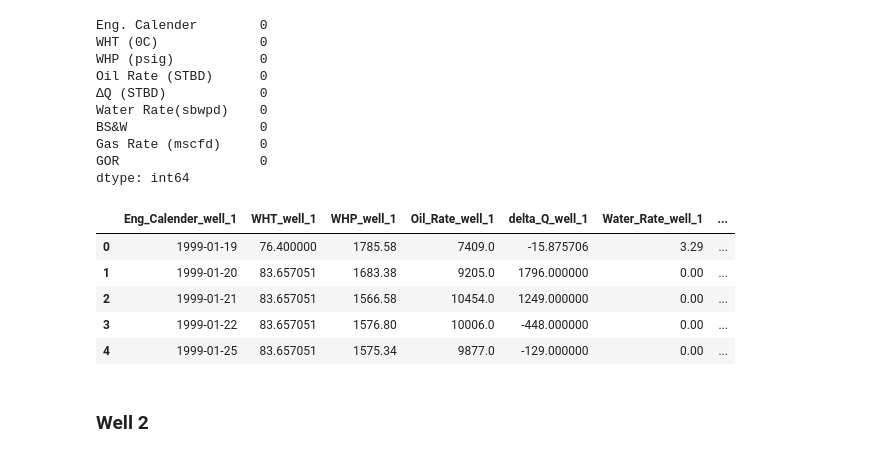
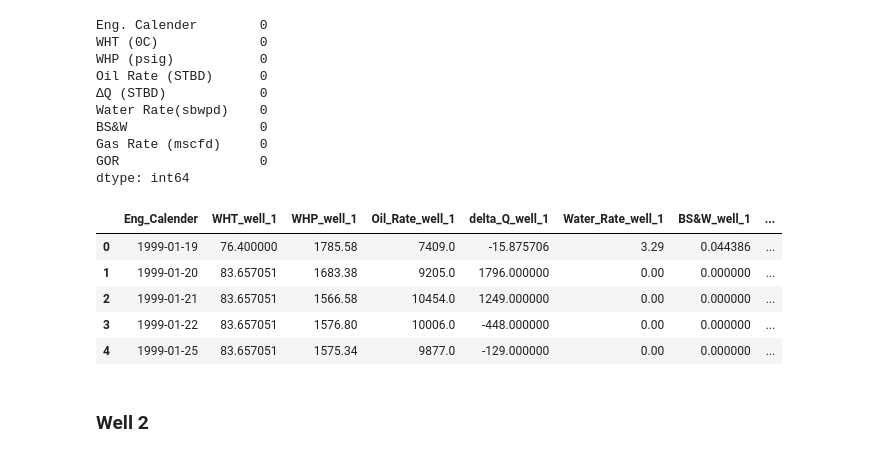
Before and after one commit to aliyusifov99/back-allocation-using-machine-learning, a Jupyter notebook: main.ipynb, the cells around one changed output. Drawn from its saved outputs; the diff is of its cells as text; code cells hidden in the pictures.

```diff
--- a/main.ipynb
+++ b/main.ipynb
@@ -167,17 +170,19 @@ Gas Rate (mscfd)     0
 GOR                  0
 dtype: int64
 # %%
-#rename all the columns to add _ in between the names and exclude the units and add 'well_1' at the end of each column name
+#rename all the columns to add _ in between the names and exclude the units
 df_well1 = df_well1.rename(columns={'Eng. Calender':'Eng_Calender', 'WHT (0C)':'WHT', 'WHP (psig)':'WHP', 'Oil Rate (STBD)':'Oil_Rate', '∆Q (STBD)':'delta_Q', 'Water Rate(sbwpd)':'Water_Rate', 'Gas Rate (mscfd)':'Gas_Rate'})
+# add 'well_1' at the end of each column name except Eng_Calender
 df_well1 = df_well1.add_suffix('_well_1')
+df_well1 = df_well1.rename(columns={'Eng_Calender_well_1':'Eng_Calender'})
 df_well1.head()
 # %% [output]
-|  | Eng_Calender_well_1 | WHT_well_1 | WHP_well_1 | Oil_Rate_well_1 | delta_Q_well_1 | Water_Rate_well_1 | ... |
-| 0 | 1999-01-19 | 76.400000 | 1785.58 | 7409.0 | -15.875706 | 3.29 | ... |
-| 1 | 1999-01-20 | 83.657051 | 1683.38 | 9205.0 | 1796.000000 | 0.00 | ... |
-| 2 | 1999-01-21 | 83.657051 | 1566.58 | 10454.0 | 1249.000000 | 0.00 | ... |
-| 3 | 1999-01-22 | 83.657051 | 1576.80 | 10006.0 | -448.000000 | 0.00 | ... |
-| 4 | 1999-01-25 | 83.657051 | 1575.34 | 9877.0 | -129.000000 | 0.00 | ... |
+|  | Eng_Calender | WHT_well_1 | WHP_well_1 | Oil_Rate_well_1 | delta_Q_well_1 | Water_Rate_well_1 | BS&W_well_1 | ... |
+| 0 | 1999-01-19 | 76.400000 | 1785.58 | 7409.0 | -15.875706 | 3.29 | 0.044386 | ... |
+| 1 | 1999-01-20 | 83.657051 | 1683.38 | 9205.0 | 1796.000000 | 0.00 | 0.000000 | ... |
+| 2 | 1999-01-21 | 83.657051 | 1566.58 | 10454.0 | 1249.000000 | 0.00 | 0.000000 | ... |
+| 3 | 1999-01-22 | 83.657051 | 1576.80 | 10006.0 | -448.000000 | 0.00 | 0.000000 | ... |
+| 4 | 1999-01-25 | 83.657051 | 1575.34 | 9877.0 | -129.000000 | 0.00 | 0.000000 | ... |
 # %% [markdown]
 ### Well 2
 # %%
```
Also changed, not shown: parts of 24 cells of this notebook.
